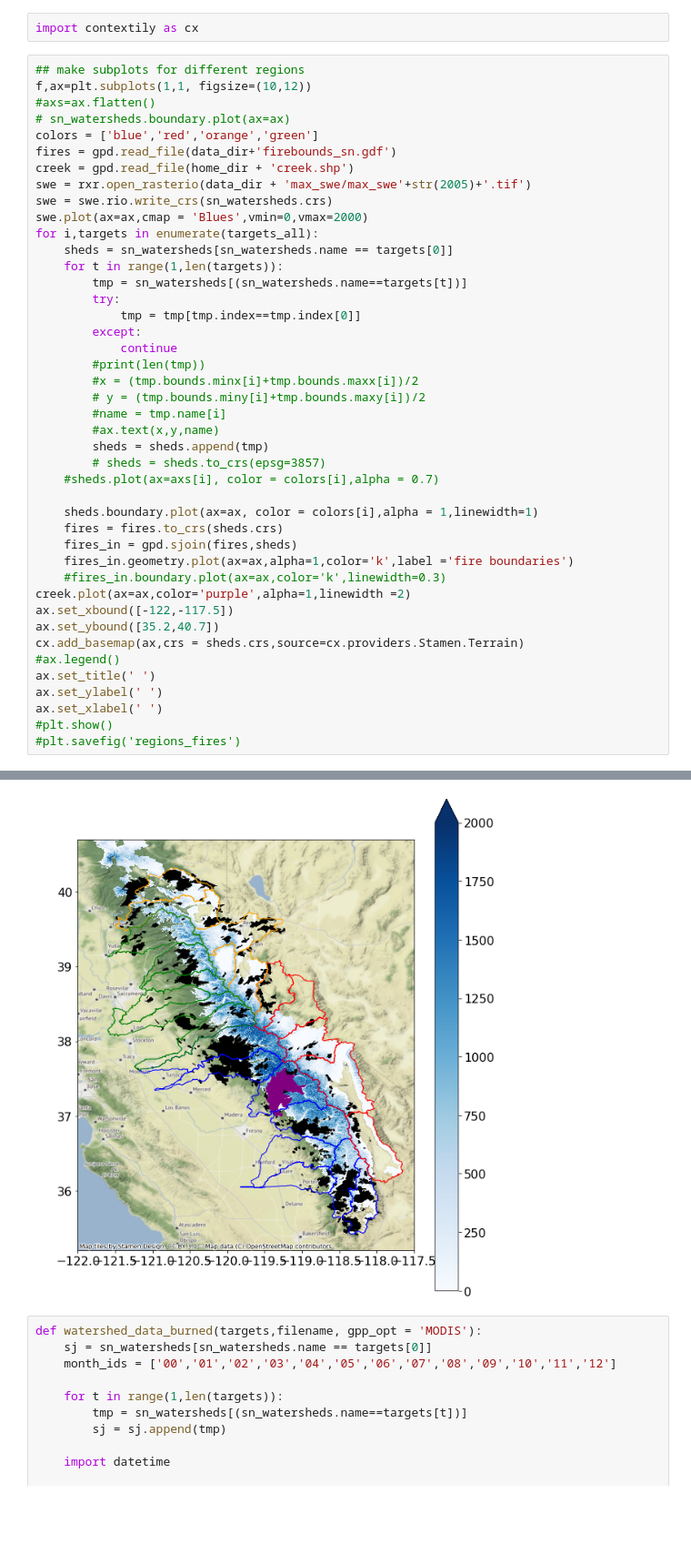
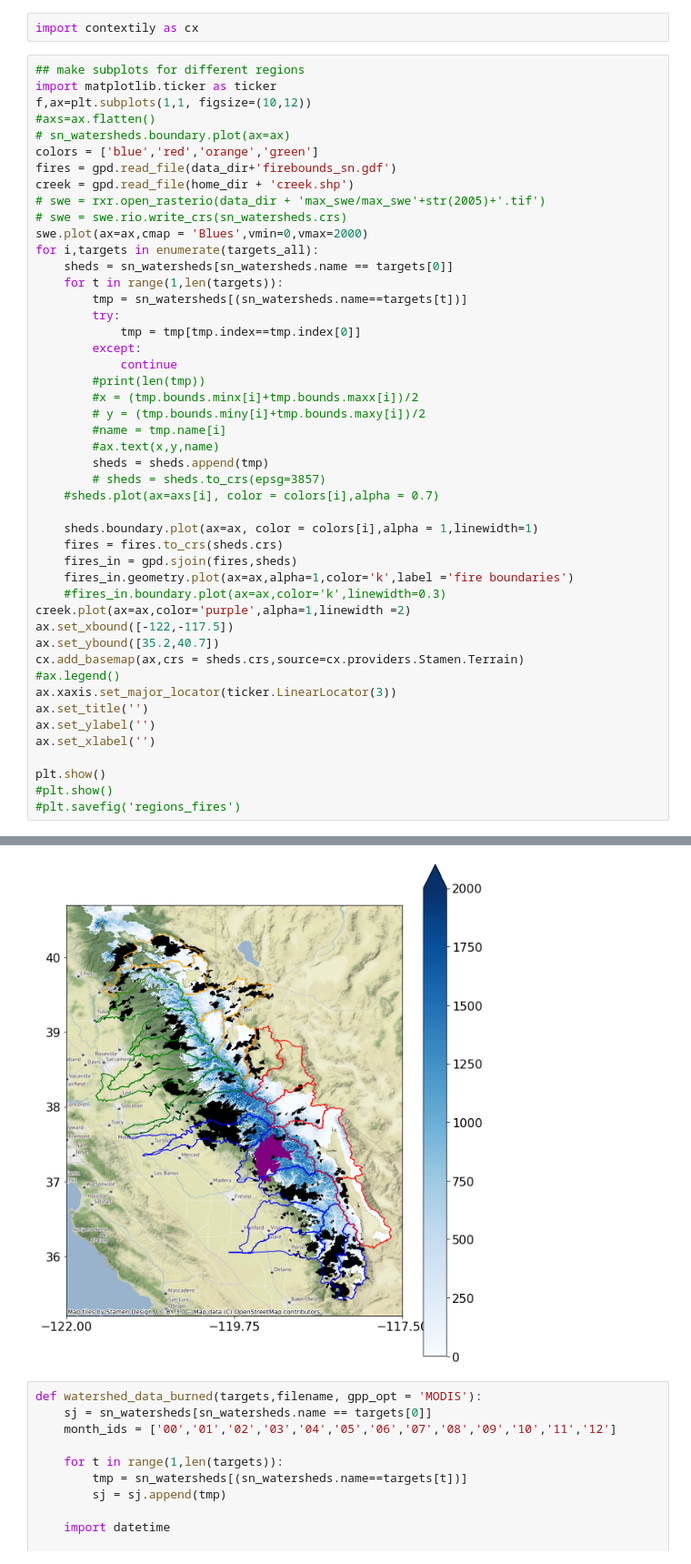
Before and after one commit to mariannecowherd/pe_snow_fires, a Jupyter notebook: scripts/avhrr_ndvi.ipynb, the cells around one changed output, grey strips where cells are left out. Shown at 91% size. Drawn from its saved outputs; the diff is of its cells as text; blank space fills up the shorter version.

```diff
--- a/scripts/avhrr_ndvi.ipynb
+++ b/scripts/avhrr_ndvi.ipynb
@@ -104,14 +104,15 @@ for i in sn_watersheds.index:
 import contextily as cx
 # %%
 ## make subplots for different regions
+import matplotlib.ticker as ticker
 f,ax=plt.subplots(1,1, figsize=(10,12))
 #axs=ax.flatten()
 # sn_watersheds.boundary.plot(ax=ax)
 colors = ['blue','red','orange','green']
 fires = gpd.read_file(data_dir+'firebounds_sn.gdf')
 creek = gpd.read_file(home_dir + 'creek.shp')
-swe = rxr.open_rasterio(data_dir + 'max_swe/max_swe'+str(2005)+'.tif')
-swe = swe.rio.write_crs(sn_watersheds.crs)
+# swe = rxr.open_rasterio(data_dir + 'max_swe/max_swe'+str(2005)+'.tif')
+# swe = swe.rio.write_crs(sn_watersheds.crs)
 swe.plot(ax=ax,cmap = 'Blues',vmin=0,vmax=2000)
 for i,targets in enumerate(targets_all):
     sheds = sn_watersheds[sn_watersheds.name == targets[0]]
@@ -140,9 +141,12 @@ ax.set_xbound([-122,-117.5])
 ax.set_ybound([35.2,40.7])
 cx.add_basemap(ax,crs = sheds.crs,source=cx.providers.Stamen.Terrain)
 #ax.legend()
-ax.set_title(' ')
-ax.set_ylabel(' ')
-ax.set_xlabel(' ')
+ax.xaxis.set_major_locator(ticker.LinearLocator(3))
+ax.set_title('')
+ax.set_ylabel('')
+ax.set_xlabel('')
+
+plt.show()
 #plt.show()
 #plt.savefig('regions_fires')
 # %% [output]
@@ -150,4 +153,4 @@ Text(0.5, 135.35999999999993, ' ')
-[figure, old version]
+[figure, new version]
 # %%
 def watershed_data_burned(targets,filename, gpp_opt = 'MODIS'):
     sj = sn_watersheds[sn_watersheds.name == targets[0]]
```
Also changed, not shown: parts of 4 cells of this notebook, 3 other files.
